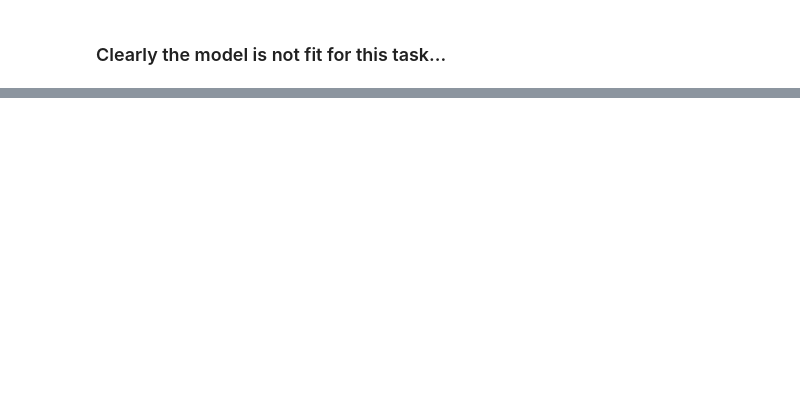
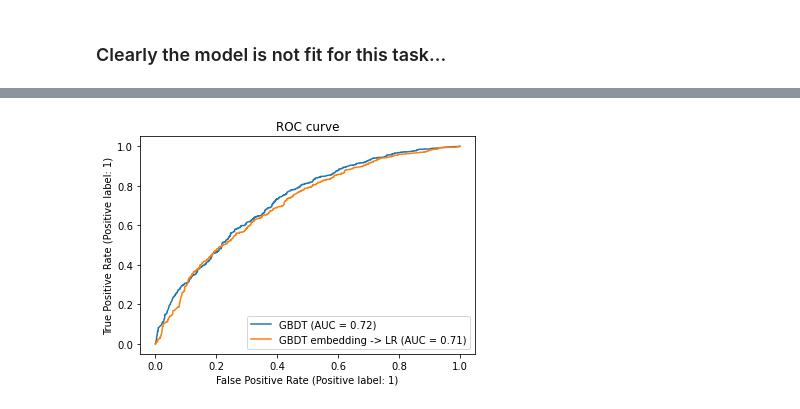
Before and after one commit to mwa28/Predicting-a-Biological-Response, a Jupyter notebook: machinelearningedcproject-group-3.ipynb, the cells around one changed output, grey strips where cells are left out. Cells and saved outputs as stored; diff of their text form; code cells hidden in the pictures; blank space fills up the shorter version.

Commit message:
add boosting

```diff
--- a/machinelearningedcproject-group-3.ipynb
+++ b/machinelearningedcproject-group-3.ipynb
@@ -99,0 +178,25 @@ print(classification_report(y_val, grid_predictions))
+# %%
+n_estimators = 10
+max_depth = 3
+
+gradient_boosting = GradientBoostingClassifier(
+    n_estimators=n_estimators, max_depth=max_depth, random_state=10
+)
+_ = gradient_boosting.fit(X_train_ensemble, y_train_ensemble)
+# %%
+from sklearn.preprocessing import FunctionTransformer
+
+
+def gbdt_apply(X, model):
+    return model.apply(X)[:, :, 0]
+
+
+gbdt_leaves_yielder = FunctionTransformer(
+    gbdt_apply, kw_args={"model": gradient_boosting}
+)
+
+gbdt_model = make_pipeline(
+    gbdt_leaves_yielder,
+    SVC()
+)
+gbdt_model.fit(X_train_linear, y_train_linear)
@@ -99,0 +209,20 @@ print(classification_report(y_val, grid_predictions))
+# %%
+from sklearn.metrics import RocCurveDisplay
+
+fig, ax = plt.subplots()
+
+models = [
+    ("GBDT", gradient_boosting),
+    ("GBDT embedding -> LR", gbdt_model),
+]
+
+X_test = pca.transform(X_test)
+
+model_displays = {}
+for name, pipeline in models:
+    model_displays[name] = RocCurveDisplay.from_estimator(
+        pipeline, X_test, y_test, ax=ax, name=name
+    )
+_ = ax.set_title("ROC curve")
+# %% [output]
+[figure, added]
```
Also changed, not shown: parts of 14 cells of this notebook.
